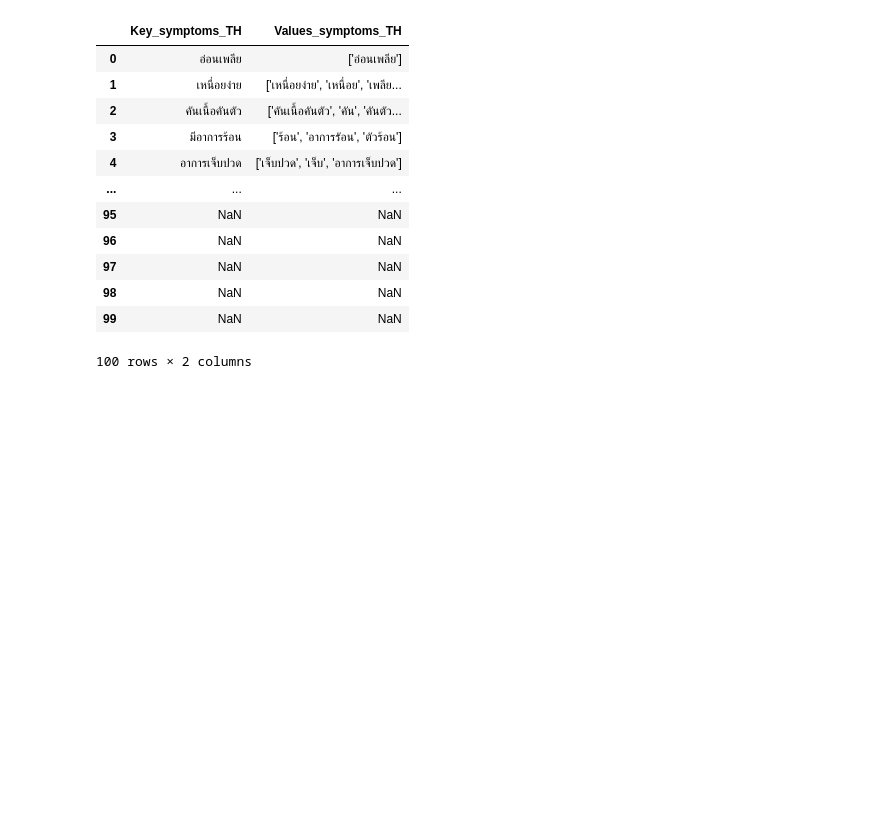
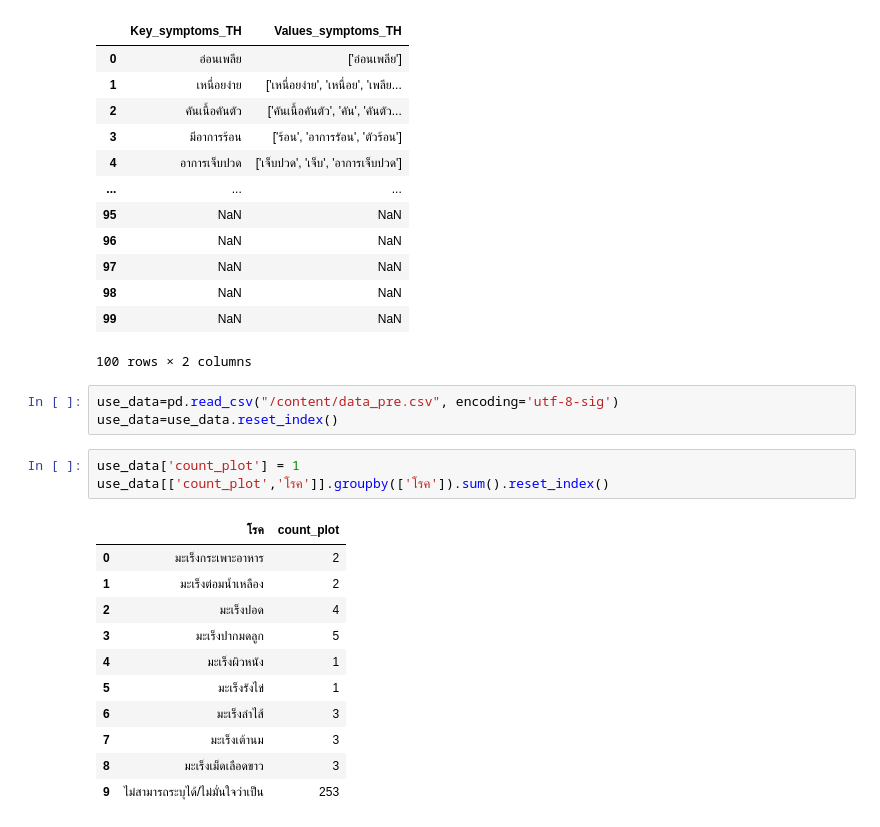
Before and after one commit to MOOwuttichai/Cancer_Social_Listening, a Jupyter notebook: descriptive.ipynb, the cells around one changed output. Cells and saved outputs as stored; diff of their text form; blank space fills up the shorter version.

```diff
--- a/descriptive.ipynb
+++ b/descriptive.ipynb
@@ -522,3 +498,21 @@ data[['Key_symptoms_TH','Values_symptoms_TH']]
 | 98 | NaN | NaN |
 | 99 | NaN | NaN |
 100 rows × 2 columns
+# %%
+use_data=pd.read_csv("/content/data_pre.csv", encoding='utf-8-sig')
+use_data=use_data.reset_index()
+# %%
+use_data['count_plot'] = 1
+use_data[['count_plot','โรค']].groupby(['โรค']).sum().reset_index()
+# %% [output]
+|  | โรค | count_plot |
+| 0 | มะเร็งกระเพาะอาหาร | 2 |
+| 1 | มะเร็งต่อมน้ำเหลือง | 2 |
+| 2 | มะเร็งปอด | 4 |
+| 3 | มะเร็งปากมดลูก | 5 |
+| 4 | มะเร็งผิวหนัง | 1 |
+| 5 | มะเร็งรังไข่ | 1 |
+| 6 | มะเร็งลำไส้ | 3 |
+| 7 | มะเร็งเต้านม | 3 |
+| 8 | มะเร็งเม็ดเลือดขาว | 3 |
+| 9 | ไม่สามารถระบุได้/ไม่มั่นใจว่าเป็น | 253 |
```
Also changed, not shown: parts of 4 cells of this notebook.
